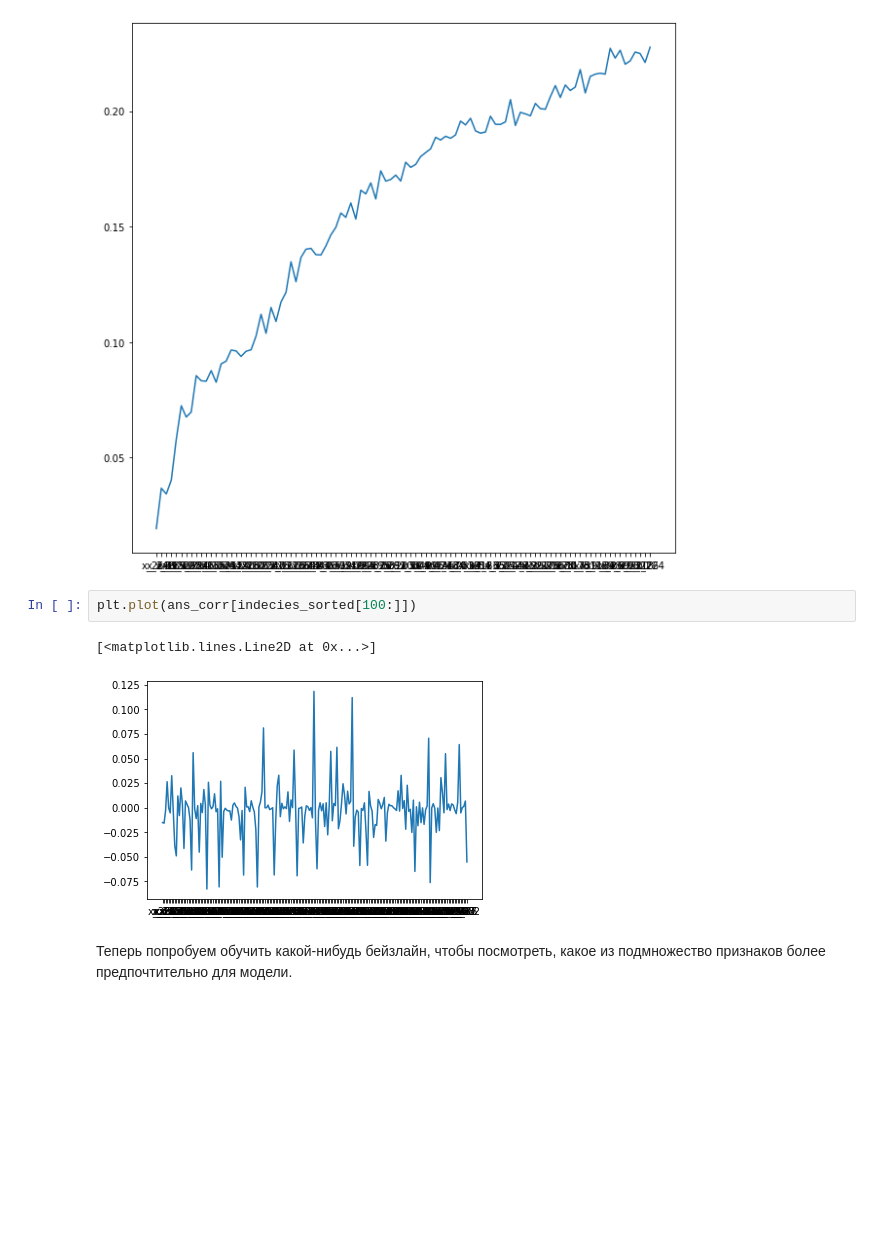
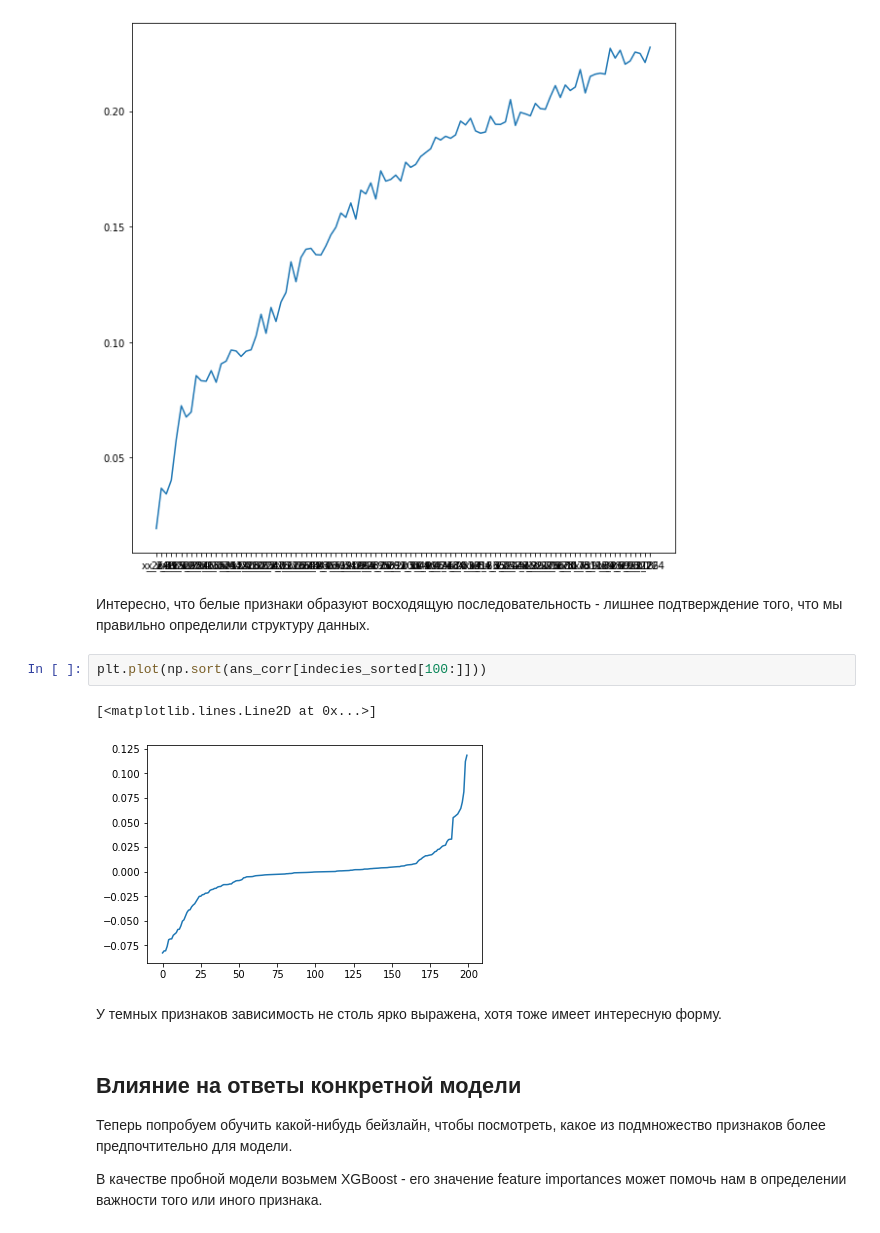
Before and after one commit to Sergey-Tkachenko/MachineLearningSeminars, a Jupyter notebook: hometask/hometask_kaggle/Analysis.ipynb, the cells around one changed output. Saved outputs shown, nothing was run; the diff lists cells and outputs as text; blank space fills up the shorter version.

```diff
--- a/hometask/hometask_kaggle/Analysis.ipynb
+++ b/hometask/hometask_kaggle/Analysis.ipynb
@@ -142,13 +178,20 @@ plt.plot(ans_corr[indecies_sorted[:100]])
 # %% [output]
 [<matplotlib.lines.Line2D at 0x...>]
 [figure]
+# %% [markdown]
+Интересно, что белые признаки образуют восходящую последовательность - лишнее подтверждение того, что мы правильно определили структуру данных.
 # %%
-plt.plot(ans_corr[indecies_sorted[100:]])
+plt.plot(np.sort(ans_corr[indecies_sorted[100:]]))
 # %% [output]
 [<matplotlib.lines.Line2D at 0x...>]
-[figure, old version]
+[figure, new version]
+# %% [markdown]
+У темных признаков зависимость не столь ярко выражена, хотя тоже имеет интересную форму.
 # %% [markdown]
+## Влияние на ответы конкретной модели
 Теперь попробуем обучить какой-нибудь бейзлайн, чтобы посмотреть, какое из подмножество признаков более предпочтительно для модели.
+
+В качестве пробной модели возьмем XGBoost - его значение feature importances может помочь нам в определении важности того или иного признака.
 # %%
 from xgboost import XGBClassifier
 from sklearn.model_selection import train_test_split
```
Also changed, not shown: parts of 19 cells of this notebook, 1 other file.
